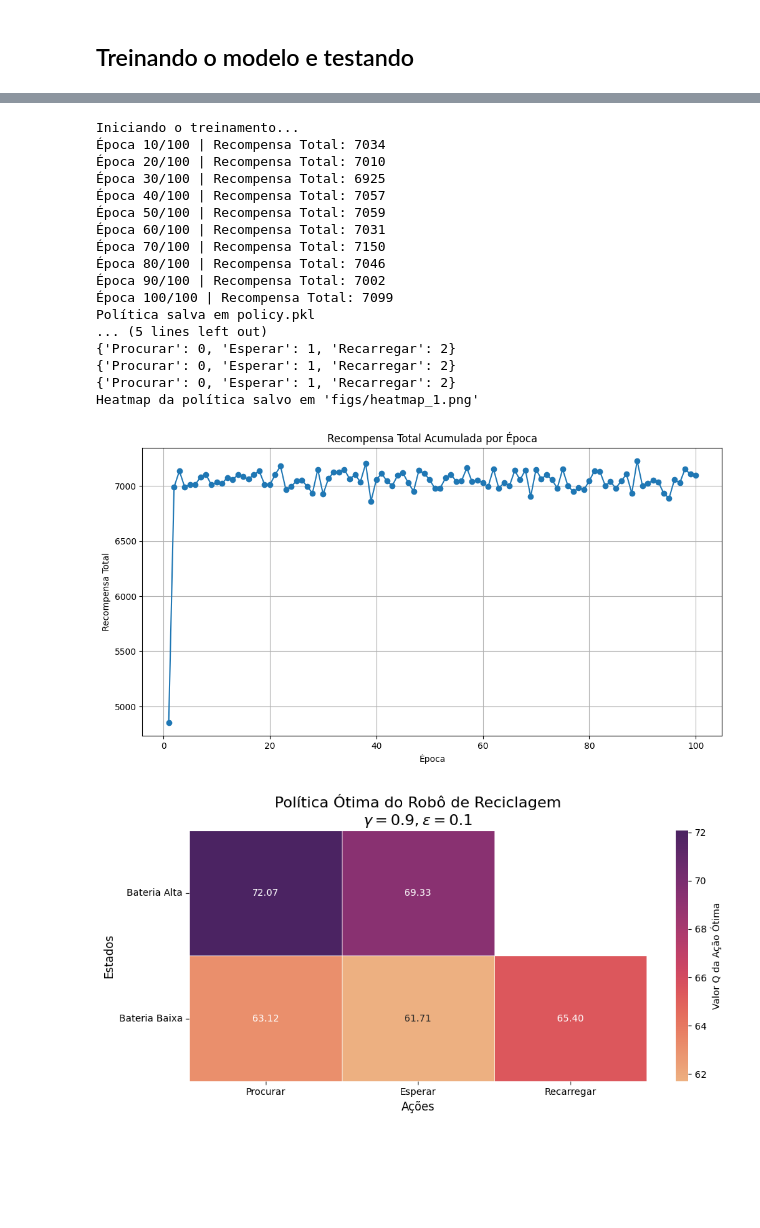
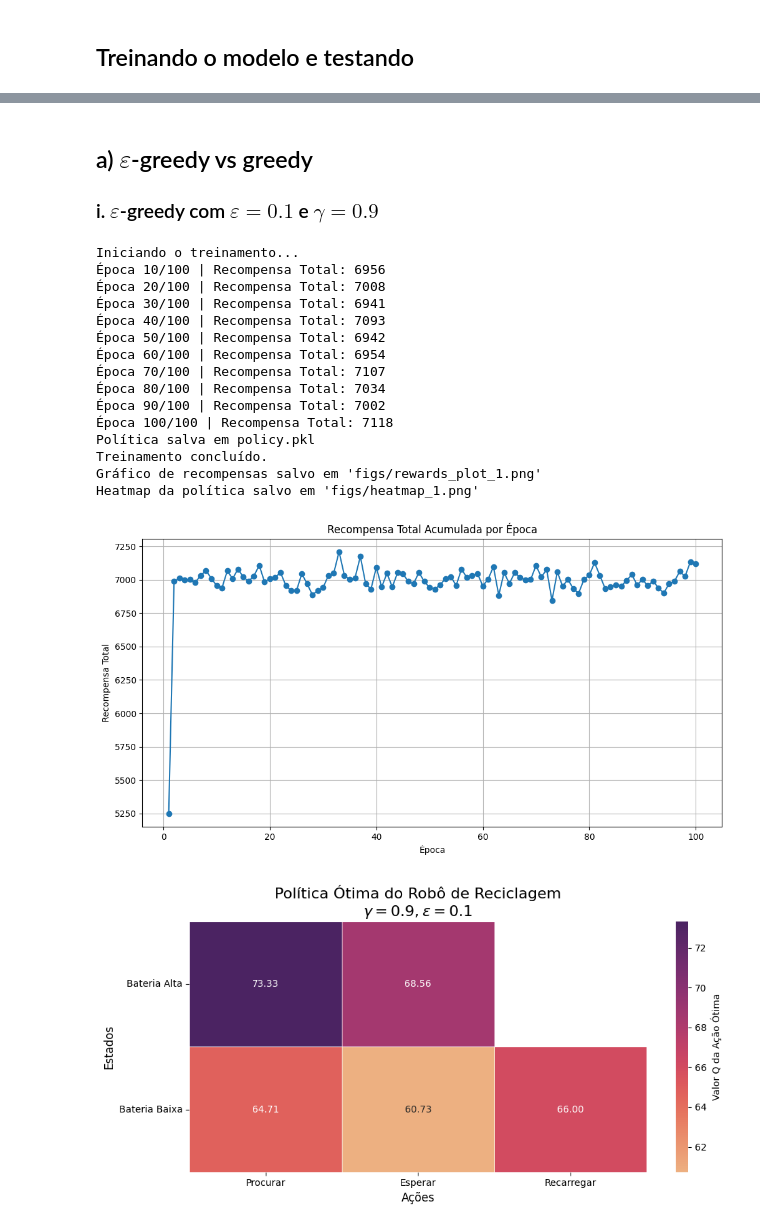
Before and after one commit to Perez-Amanda/Recycling_Robot_RL_1, a Jupyter notebook: main.ipynb, the cells around one changed output, grey strips where cells are left out. Drawn from its saved outputs; the diff is of its cells as text; code cells hidden in the pictures; blank space fills up the shorter version.

```diff
--- a/main.ipynb
+++ b/main.ipynb
@@ -37,12 +49,7 @@ Definindo abaixo as probabilidades de transição:
 ALPHA_PROB = 0.9  # Probabilidade de a bateria permanecer alta ao procurar
 BETA_PROB = 0.7   # Probabilidade de a bateria permanecer baixa ao procurar
 R_SEARCH = 8      # Recompensa por procurar (deve ser > R_WAIT)
-R_WAIT = 3        # Recompensa por esperar
-R_RESCUE = -10    # Penalidade por precisar de resgate
+R_WAIT = 2        # Recompensa por esperar
+R_RESCUE = -3     # Penalidade por precisar de resgate
 R_RECHARGE = 0    # Recompensa por recarregar
-
-# Hiperparâmetros do Agente
-LEARNING_RATE = 0.1   # Taxa de aprendizado (alpha no TD)
-DISCOUNT_FACTOR = 0.9 # Fator de desconto (gamma)
-EPSILON = 0.1         # Probabilidade de exploração (ação aleatória)
 # %% [markdown]
@@ -50,8 +57,11 @@ Parâmetros de treinamento:
 # %%
+# Parâmetros
+LEARNING_RATE = 0.1            # Taxa de aprendizado (alpha no TD)
 NUM_EPOCHS = 100               # Número de épocas de treinamento
 STEPS_PER_EPOCH = 1000         # Passos de tempo por época
-REWARD_FILE = "rewards.txt"    # Arquivo para salvar as recompensas em rodada única
-DIR = ""
+
+# Diretório
+DIR = "files/"
 # %% [markdown]
 Criando classes para modelar o problema:
 # %%
@@ -256,42 +275,35 @@ def plot_policy_heatmap(q_values, gamma, epsilon, DIR = "", NAME="policy_heatmap
+# %% [markdown]
+## a) $\varepsilon$-greedy vs greedy
+
+### i. $\varepsilon$-greedy com $\varepsilon = 0.1$ e $\gamma = 0.9$
 # %%
 np.random.seed(0)
-# Probabilidades e Recompensas
-ALPHA_PROB = 0.9  # Probabilidade de a bateria permanecer alta ao procurar
-BETA_PROB = 0.7   # Probabilidade de a bateria permanecer baixa ao procurar
-R_SEARCH = 8      # Recompensa por procurar (deve ser > R_WAIT)
-R_WAIT = 3        # Recompensa por esperar
-R_RESCUE = -10    # Penalidade por precisar de resgate
-R_RECHARGE = 0    # Recompensa por recarregar
 
 # Hiperparâmetros do Agente
-LEARNING_RATE = 0.1   # Taxa de aprendizado (alpha no TD)
 DISCOUNT_FACTOR = 0.9 # Fator de desconto (gamma)
 EPSILON = 0.1         # Probabilidade de exploração (ação aleatória)
 
-REWARD_FILE = "rewards.txt"    # Arquivo para salvar as recompensas em rodada única
-DIR = ""
+REWARD_FILE = "rewards_1.txt"    # Arquivo para salvar as recompensas em rodada única
 
-# treinando com variaveis globais pré estabelecidas
-final_q_values = train(discount_factor=DISCOUNT_FACTOR, epsilon=EPSILON)
-plot_rewards()
-plot_policy_heatmap(final_q_values, DISCOUNT_FACTOR, EPSILON, NAME="figs/heatmap_1.png")
+# Treinando
+final_q_values = train(discount_factor=DISCOUNT_FACTOR, epsilon=EPSILON, reward_file=REWARD_FILE)
+plot_rewards(reward_file=REWARD_FILE, name="rewards_plot_1.png")
+plot_policy_heatmap(final_q_values, DISCOUNT_FACTOR, EPSILON, name="heatmap_1.png")
 # %% [output]
 Iniciando o treinamento...
-Época 10/100 | Recompensa Total: 7034
-Época 20/100 | Recompensa Total: 7010
-Época 30/100 | Recompensa Total: 6925
-Época 40/100 | Recompensa Total: 7057
-Época 50/100 | Recompensa Total: 7059
-Época 60/100 | Recompensa Total: 7031
-Época 70/100 | Recompensa Total: 7150
-Época 80/100 | Recompensa Total: 7046
+Época 10/100 | Recompensa Total: 6956
+Época 20/100 | Recompensa Total: 7008
+Época 30/100 | Recompensa Total: 6941
+Época 40/100 | Recompensa Total: 7093
+Época 50/100 | Recompensa Total: 6942
+Época 60/100 | Recompensa Total: 6954
+Época 70/100 | Recompensa Total: 7107
+Época 80/100 | Recompensa Total: 7034
 Época 90/100 | Recompensa Total: 7002
-Época 100/100 | Recompensa Total: 7099
+Época 100/100 | Recompensa Total: 7118
 Política salva em policy.pkl
-... (5 lines left out)
-{'Procurar': 0, 'Esperar': 1, 'Recarregar': 2}
-{'Procurar': 0, 'Esperar': 1, 'Recarregar': 2}
-{'Procurar': 0, 'Esperar': 1, 'Recarregar': 2}
+Treinamento concluído.
+Gráfico de recompensas salvo em 'figs/rewards_plot_1.png'
 Heatmap da política salvo em 'figs/heatmap_1.png'
-[figure, old version]
+[figure, new version]
-[figure, old version]
+[figure, new version]
```
Also changed, not shown: parts of 26 cells of this notebook, 24 other files.
